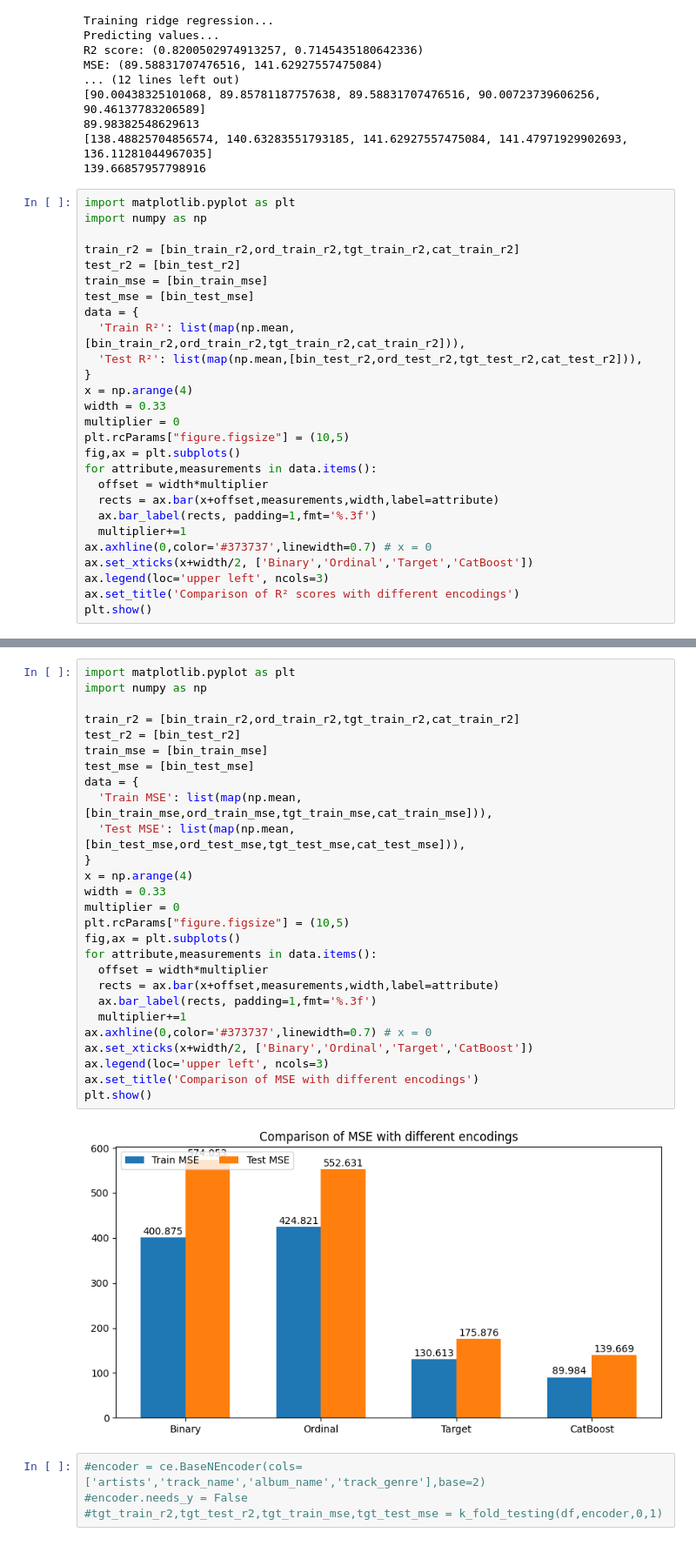
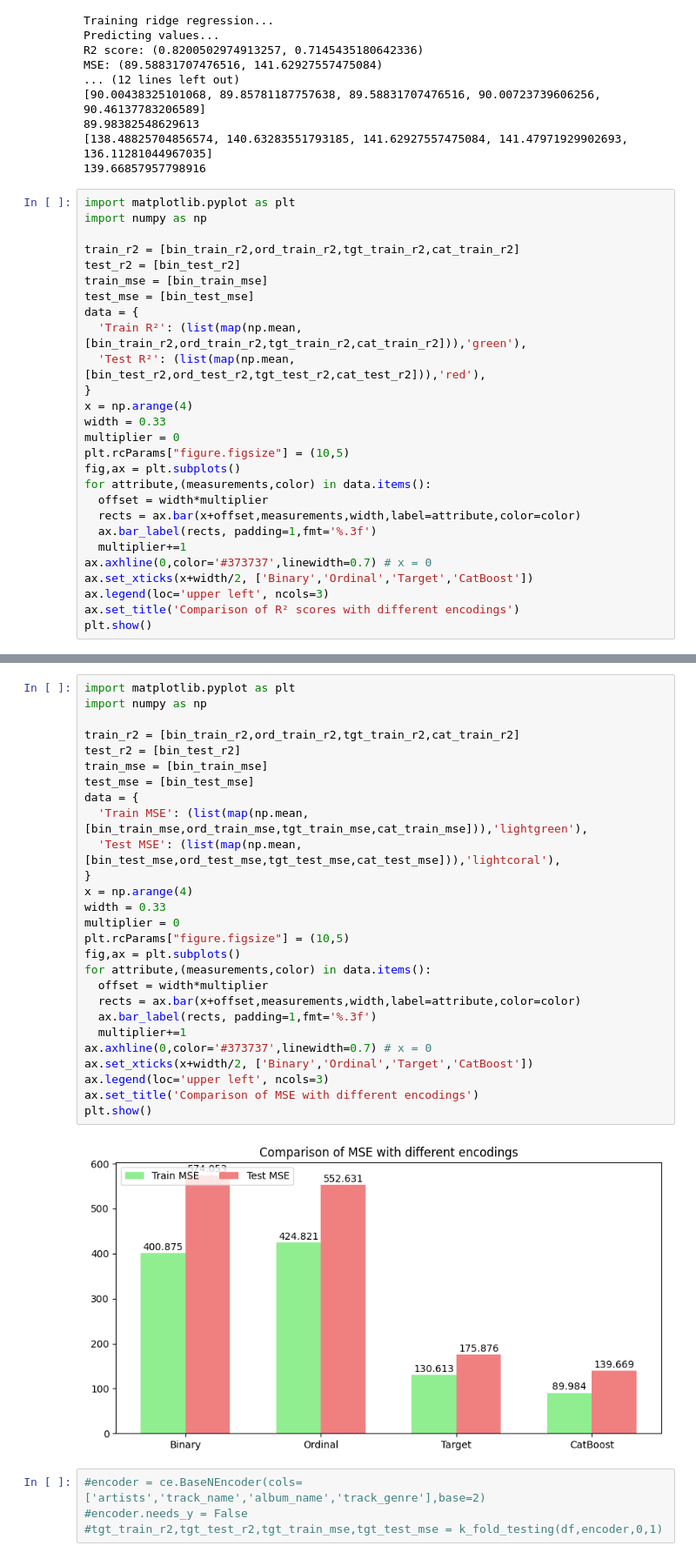
Before and after one commit to fratorgano/RidgeRegressionProject, a Jupyter notebook: Encoding.ipynb, the cells around one changed output, grey strips where cells are left out. Shown at 87% size. Cells and saved outputs as stored; diff of their text form.

```diff
--- a/Encoding.ipynb
+++ b/Encoding.ipynb
@@ -197,17 +197,17 @@ test_r2 = [bin_test_r2]
 train_mse = [bin_train_mse]
 test_mse = [bin_test_mse]
 data = {
-  'Train R²': list(map(np.mean,[bin_train_r2,ord_train_r2,tgt_train_r2,cat_train_r2])),
-  'Test R²': list(map(np.mean,[bin_test_r2,ord_test_r2,tgt_test_r2,cat_test_r2])),
+  'Train R²': (list(map(np.mean,[bin_train_r2,ord_train_r2,tgt_train_r2,cat_train_r2])),'green'),
+  'Test R²': (list(map(np.mean,[bin_test_r2,ord_test_r2,tgt_test_r2,cat_test_r2])),'red'),
 }
 x = np.arange(4)
 width = 0.33
 multiplier = 0
 plt.rcParams["figure.figsize"] = (10,5)
 fig,ax = plt.subplots()
-for attribute,measurements in data.items():
+for attribute,(measurements,color) in data.items():
   offset = width*multiplier
-  rects = ax.bar(x+offset,measurements,width,label=attribute)
+  rects = ax.bar(x+offset,measurements,width,label=attribute,color=color)
   ax.bar_label(rects, padding=1,fmt='%.3f')
   multiplier+=1
 ax.axhline(0,color='#373737',linewidth=0.7) # x = 0
@@ -220,32 +220,32 @@ plt.show()
 # %%
 import matplotlib.pyplot as plt
 import numpy as np
 
 train_r2 = [bin_train_r2,ord_train_r2,tgt_train_r2,cat_train_r2]
 test_r2 = [bin_test_r2]
 train_mse = [bin_train_mse]
 test_mse = [bin_test_mse]
 data = {
-  'Train MSE': list(map(np.mean,[bin_train_mse,ord_train_mse,tgt_train_mse,cat_train_mse])),
-  'Test MSE': list(map(np.mean,[bin_test_mse,ord_test_mse,tgt_test_mse,cat_test_mse])),
+  'Train MSE': (list(map(np.mean,[bin_train_mse,ord_train_mse,tgt_train_mse,cat_train_mse])),'lightgreen'),
+  'Test MSE': (list(map(np.mean,[bin_test_mse,ord_test_mse,tgt_test_mse,cat_test_mse])),'lightcoral'),
 }
 x = np.arange(4)
 width = 0.33
 multiplier = 0
 plt.rcParams["figure.figsize"] = (10,5)
 fig,ax = plt.subplots()
-for attribute,measurements in data.items():
+for attribute,(measurements,color) in data.items():
   offset = width*multiplier
-  rects = ax.bar(x+offset,measurements,width,label=attribute)
+  rects = ax.bar(x+offset,measurements,width,label=attribute,color=color)
   ax.bar_label(rects, padding=1,fmt='%.3f')
   multiplier+=1
 ax.axhline(0,color='#373737',linewidth=0.7) # x = 0
 ax.set_xticks(x+width/2, ['Binary','Ordinal','Target','CatBoost'])
 ax.legend(loc='upper left', ncols=3)
 ax.set_title('Comparison of MSE with different encodings')
 plt.show()
 # %% [output]
-[figure, old version]
+[figure, new version]
 # %%
 #encoder = ce.BaseNEncoder(cols=['artists','track_name','album_name','track_genre'],base=2)
 #encoder.needs_y = False
```
Also changed, not shown: parts of 1 cell of this notebook, 3 other files.
